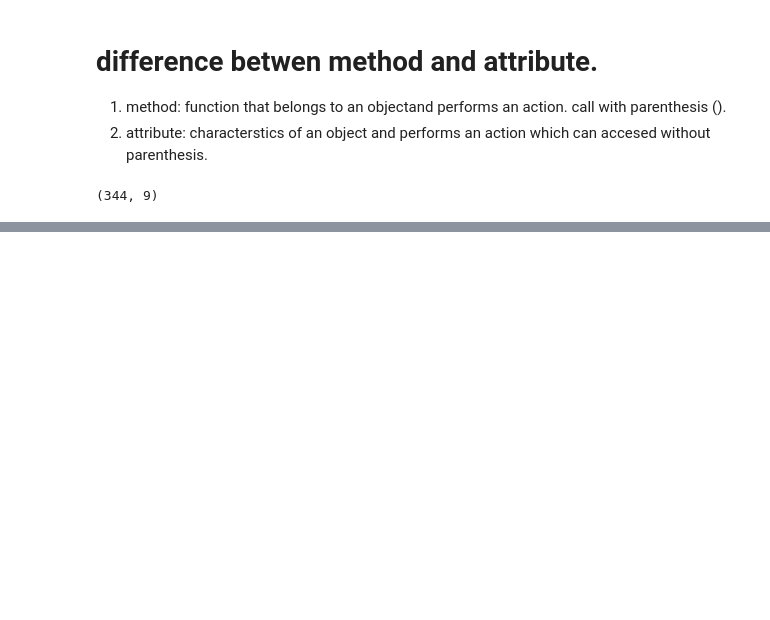
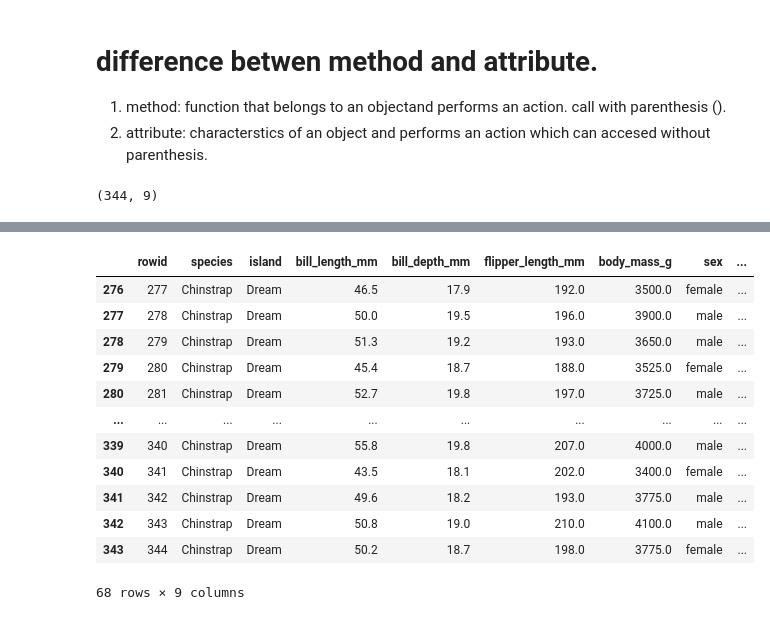
Before and after one commit to Praruj/Pandas_Practise_Portfolio, a Jupyter notebook: Notebooks/Penguins_exploration.ipynb, the cells around one changed output, grey strips where cells are left out. Saved outputs shown, nothing was run; the diff lists cells and outputs as text; code cells hidden in the pictures; blank space fills up the shorter version.

```diff
--- a/Notebooks/Penguins_exploration.ipynb
+++ b/Notebooks/Penguins_exploration.ipynb
@@ -42,0 +141,17 @@ penguins.shape
+# %%
+#subsets that contains only Chinstrap penguins.
+penguins[penguins["species"]=="Chinstrap"]
+# %% [output]
+|  | rowid | species | island | bill_length_mm | bill_depth_mm | flipper_length_mm | body_mass_g | sex | ... |
+| 276 | 277 | Chinstrap | Dream | 46.5 | 17.9 | 192.0 | 3500.0 | female | ... |
+| 277 | 278 | Chinstrap | Dream | 50.0 | 19.5 | 196.0 | 3900.0 | male | ... |
+| 278 | 279 | Chinstrap | Dream | 51.3 | 19.2 | 193.0 | 3650.0 | male | ... |
+| 279 | 280 | Chinstrap | Dream | 45.4 | 18.7 | 188.0 | 3525.0 | female | ... |
+| 280 | 281 | Chinstrap | Dream | 52.7 | 19.8 | 197.0 | 3725.0 | male | ... |
+| ... | ... | ... | ... | ... | ... | ... | ... | ... | ... |
+| 339 | 340 | Chinstrap | Dream | 55.8 | 19.8 | 207.0 | 4000.0 | male | ... |
+| 340 | 341 | Chinstrap | Dream | 43.5 | 18.1 | 202.0 | 3400.0 | female | ... |
+| 341 | 342 | Chinstrap | Dream | 49.6 | 18.2 | 193.0 | 3775.0 | male | ... |
+| 342 | 343 | Chinstrap | Dream | 50.8 | 19.0 | 210.0 | 4100.0 | male | ... |
+| 343 | 344 | Chinstrap | Dream | 50.2 | 18.7 | 198.0 | 3775.0 | female | ... |
+68 rows × 9 columns
```
Also changed, not shown: parts of 10 cells of this notebook.
